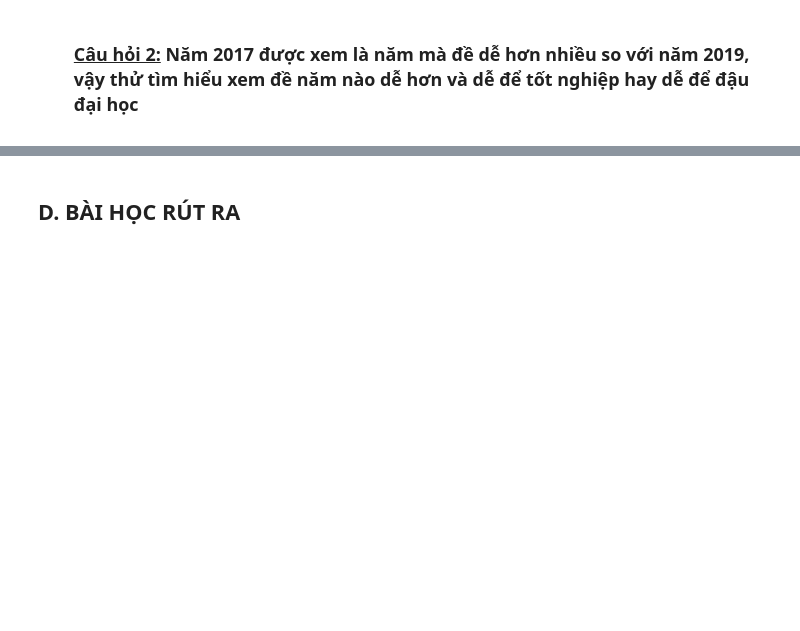
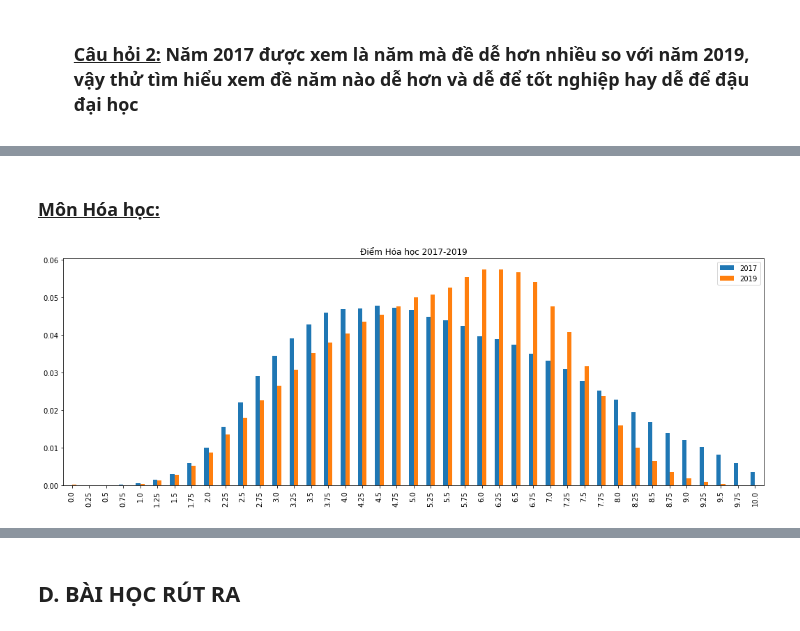
Before and after one commit to ngocbinh53/KHDL, a Jupyter notebook: 1712293-NguyenNgocBinh.ipynb, the cells around one changed output, grey strips where cells are left out. Cells and saved outputs as stored; diff of their text form; code cells hidden in the pictures; blank space fills up the shorter version.

```diff
--- a/1712293-NguyenNgocBinh.ipynb
+++ b/1712293-NguyenNgocBinh.ipynb
@@ -486,0 +591,6 @@ diem_toan_ca_nuoc.sort_index().plot.bar(figsize=(14,6),title="Điểm toán 2017
+# %% [markdown]
+### <u>Môn Hóa học:</u>
+# %%
+PhanBoDiem('Hóa học',(18,6))
+# %% [output]
+[figure, added]
```
Also changed, not shown: parts of 43 cells of this notebook.
